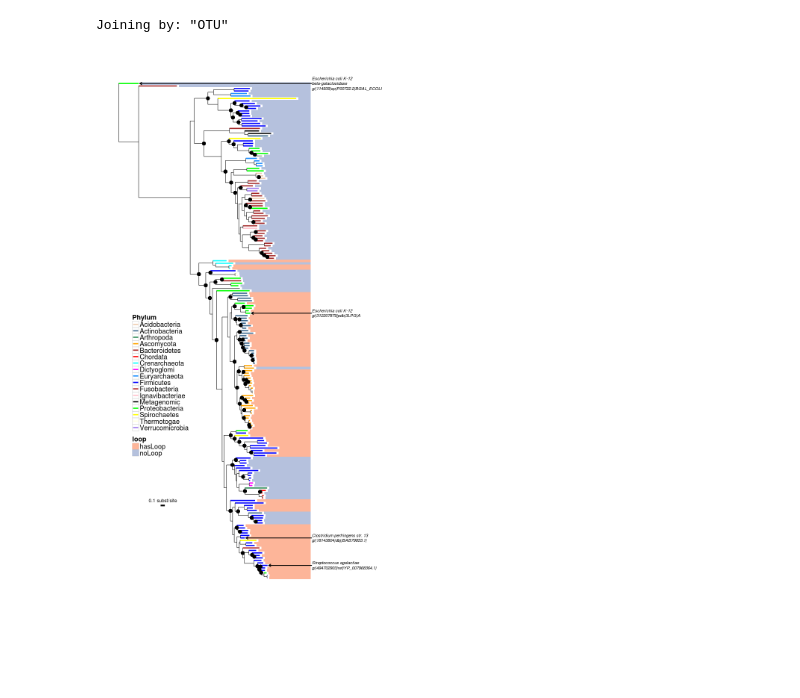
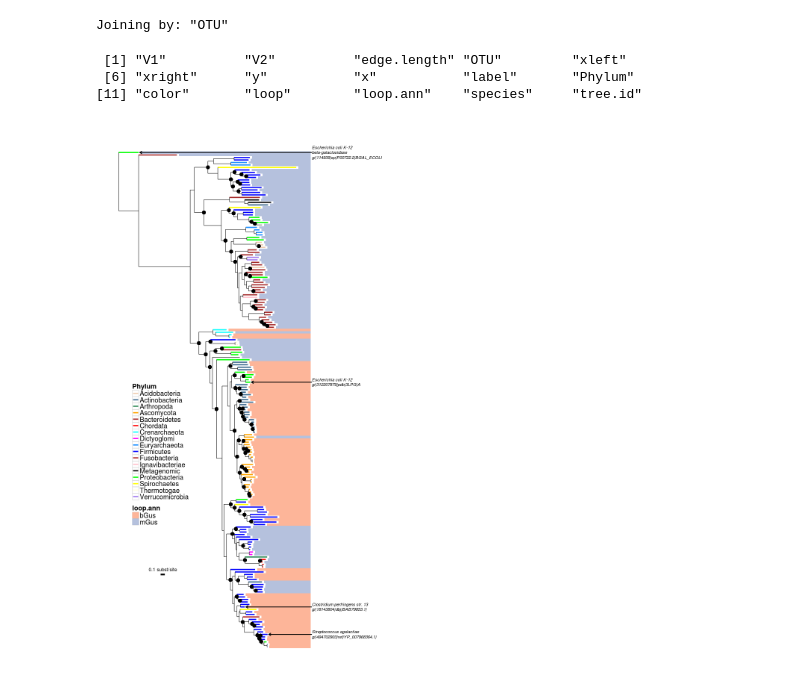
Before and after one commit to chuckpr/loop_tree, a Jupyter notebook: hasLoop_tree_wBootstrap_wScale.ipynb, the cells around one changed output. Cells and saved outputs as stored; diff of their text form; code cells hidden in the pictures; blank space fills up the shorter version.

Commit message:
??loop to ?Gus

```diff
--- a/hasLoop_tree_wBootstrap_wScale.ipynb
+++ b/hasLoop_tree_wBootstrap_wScale.ipynb
@@ -20,7 +20,7 @@ The following objects are masked from ‘package:base’:
     intersect, setdiff, setequal, union
 # %%
 %%R
-tree = ladderize(read.tree("RAxML.tree"))
+tree = ladderize(read.tree("data/RAxML.tree"))
 # %%
 %%R
 tree_dfs = phyloseq:::tree_layout(tree)
@@ -28,16 +28,17 @@ edgeDF = data.frame(tree_dfs$edgeDT)
 vertDF = data.frame(tree_dfs$vertDT)
 # %%
 %%R
-taxDF = read.table("color.branches.csv",
+taxDF = read.table("data/color.branches.csv",
                    sep = ",",
                    header = TRUE,
                    stringsAsFactors = FALSE)
 edgeDF = left_join(data.frame(edgeDF), taxDF, by = c("OTU" = "FULLID"))
 # %%
 %%R
-loopDF = read.table("color.hasLoop.new.csv",
+loopDF = read.table("data/color.hasLoop.new.csv",
                     sep = ",")
 names(loopDF) = c("FULLID", "loop")
+loopDF$loop.ann = with(loopDF, ifelse(loop == "noLoop", "mGus", "bGus"))
 edgeDF = left_join(edgeDF, data.frame(loopDF), by = c("OTU" = "FULLID"))
 # %%
 %%R
@@ -70,6 +71,13 @@ names.df$tree.id = with(names.df, paste(species, OTU, sep = "\n"))
 edgeDF = left_join(edgeDF, names.df)
 # %% [output]
 Joining by: "OTU"
+# %%
+%%R
+colnames(edgeDF)
+# %% [output]
+ [1] "V1"          "V2"          "edge.length" "OTU"         "xleft"
+ [6] "xright"      "y"           "x"           "label"       "Phylum"
+[11] "color"       "loop"        "loop.ann"    "species"     "tree.id"
 # %%
 %%R -h 1500 -w 900
 xmax = max(edgeDF$xright)
@@ -86,8 +94,13 @@ p = p + geom_segment(data = vertDF, aes(x = x, xend = x, y = vmin, yend = vmax))
 p = p + geom_segment(aes(y = 30, yend = 30, x = 1, xend = 1.1), size = 2)
 p = p + annotate("text", label = "0.1 subst/site", x = 1.05, y = 32, hjust = 0.5, size = 4.5)
 
-p = p + geom_rect(data = edgeDF[!is.na(edgeDF$OTU),], size = 2.5, shape = 21, color = NA, alpha = 0.65,
-                   aes(xmin = xright + 0.05, xmax = xmax + buffer, ymin = y + 0.5, ymax = y - 0.5, fill = loop))
+p = p + geom_rect(data = edgeDF[!is.na(edgeDF$OTU),],
+                  size = 2.5, shape = 21,
+                  color = NA, alpha = 0.65,
+                   aes(xmin = xright + 0.05,
+                       xmax = xmax + buffer,
+                       ymin = y + 0.5,
+                       ymax = y - 0.5, fill = loop.ann))
 
 p = p + geom_point(data = edgeDF %>% filter(label >= 60, !is.na(label)),
                    aes(x = xright, y = y), size = 5)
@@ -95,34 +108,34 @@ p = p + geom_point(data = edgeDF %>% filter(label >= 60, !is.na(label)),
 p = p + geom_text(data = edgeDF, vjust = 0.5, hjust = 0,
                   fontface = 3,
                   size = 4,
                   lineheight = 1,
                   aes(x = xmax + buffer + small.buffer, y = y, label = tree.id))
 p = p + geom_segment(data = edgeDF[!is.na(edgeDF$species),],
                      arrow = arrow(length = unit(0.25, "cm")),
                      size = 1,
                      aes(xend = xright + small.buffer, x = xmax + buffer + small.buffer, y = y, yend = y))
 
 p = p + scale_color_manual(values = colors)
 
 p = p + scale_x_continuous(limits = c(0, 7))
 
 p = p + scale_fill_manual(values = c("#fc8d62", "#8da0cb"))
 
 p = p + theme_bw()
 
 p = p + theme(axis.text = element_blank(),
               axis.title = element_blank(),
               axis.ticks = element_blank(),
               panel.grid = element_blank(),
               panel.border = element_blank(),
               legend.title = element_text(size = 18),
               legend.text = element_text(size = 18),
               legend.position = c(0.175, 0.4),
               legend.box.just = "left")
 
 p
 # %% [output]
-[figure, old version]
+[figure, new version]
 # %%
 %%R
 ggsave("figs/bootstrap_tree.svg", p, h = 20, w = 12)
```
Also changed, not shown: parts of 3 cells of this notebook, 2 other files.
